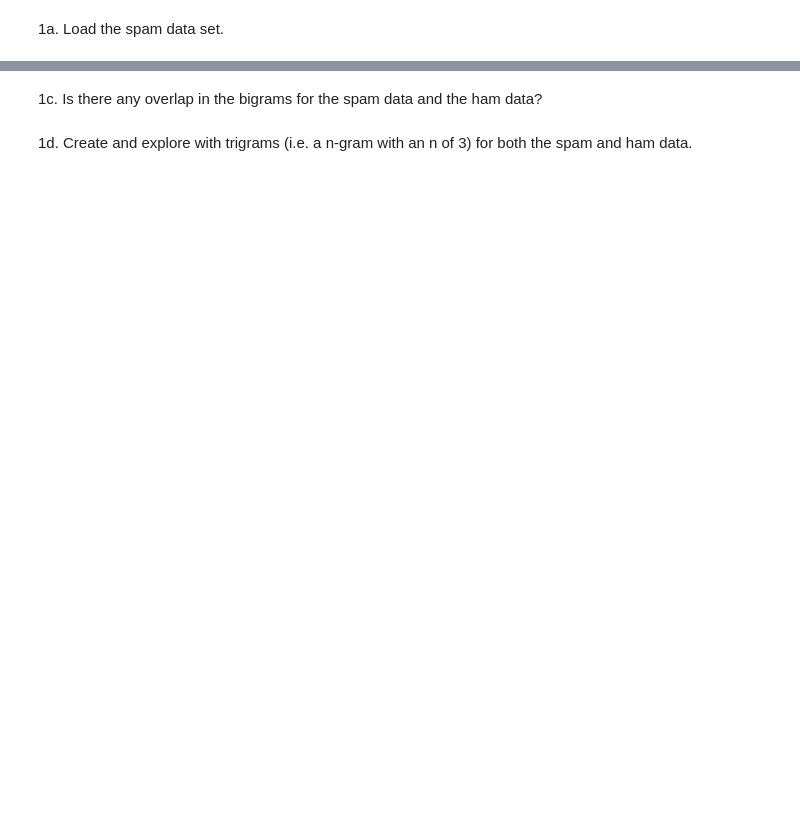
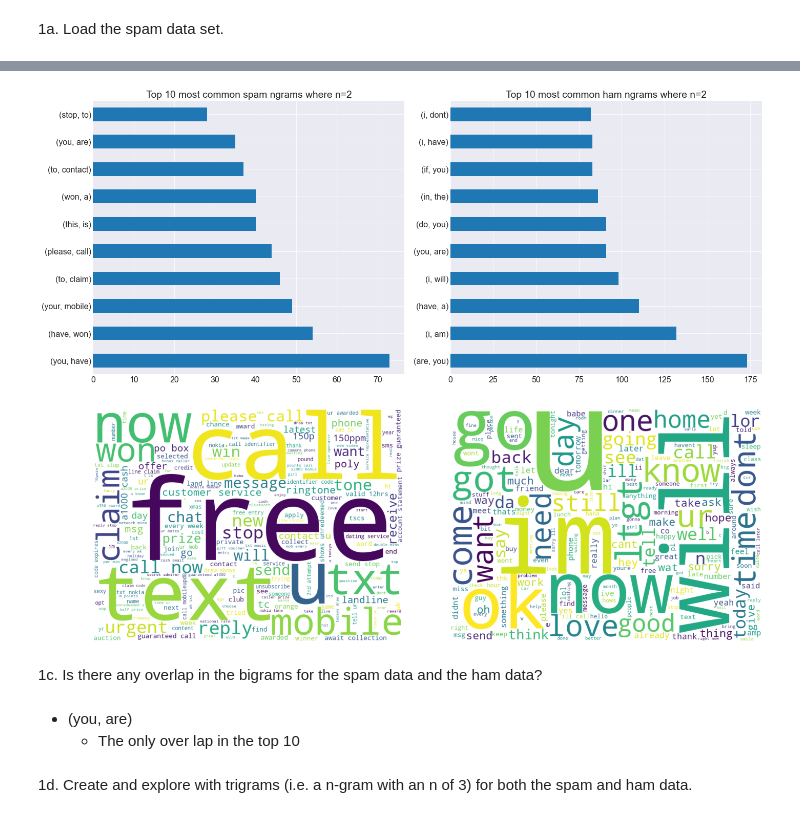
Before and after one commit to Tyler-Applegate/natural-language-processing-exercises, a Jupyter notebook: explore.ipynb, the cells around one changed output, grey strips where cells are left out. Drawn from its saved outputs; the diff is of its cells as text; code cells hidden in the pictures; blank space fills up the shorter version.

```diff
--- a/explore.ipynb
+++ b/explore.ipynb
@@ -15,4 +88,36 @@ import nltk
+# %%
+def comp_ngrams(series1, series2, n=2):
+    '''
+    This function will take in two pandas series, and return a subplot of side-by-side:
+    - horizontal bar charts
+    - wordclouds
+    '''
+
+    plt.figure(figsize=(20,16))
+    plt.subplot(2,2,1)
+    pd.Series(nltk.ngrams(series1.split(), n=n)).value_counts().head(10).plot.barh()
+    plt.title(f'Top 10 most common spam ngrams where n={n}')
+    plt.subplot(2,2,2)
+    pd.Series(nltk.ngrams(series2.split(), n=n)).value_counts().head(10).plot.barh()
+    plt.title(f'Top 10 most common ham ngrams where n={n}')
+    plt.subplot(2,2,3)
+    img = WordCloud(background_color='white', width=800, height=600).generate(series1)
+    plt.imshow(img)
+    plt.axis('off')
+    plt.subplot(2,2,4)
+    img = WordCloud(background_color='white', width=800, height=600).generate(series2)
+    plt.imshow(img)
+    plt.axis('off')
+    plt.tight_layout()
+    plt.show()
+# %%
+comp_ngrams(spam_words, ham_words)
+# %% [output]
+[figure, added]
 # %% [markdown]
 1c. Is there any overlap in the bigrams for the spam data and the ham data?
+# %% [markdown]
+- (you, are)
+    - The only over lap in the top 10
 # %% [markdown]
 1d. Create and explore with trigrams (i.e. a n-gram with an n of 3) for both the spam and ham data.
```
Also changed, not shown: parts of 26 cells of this notebook, 3 other files.
